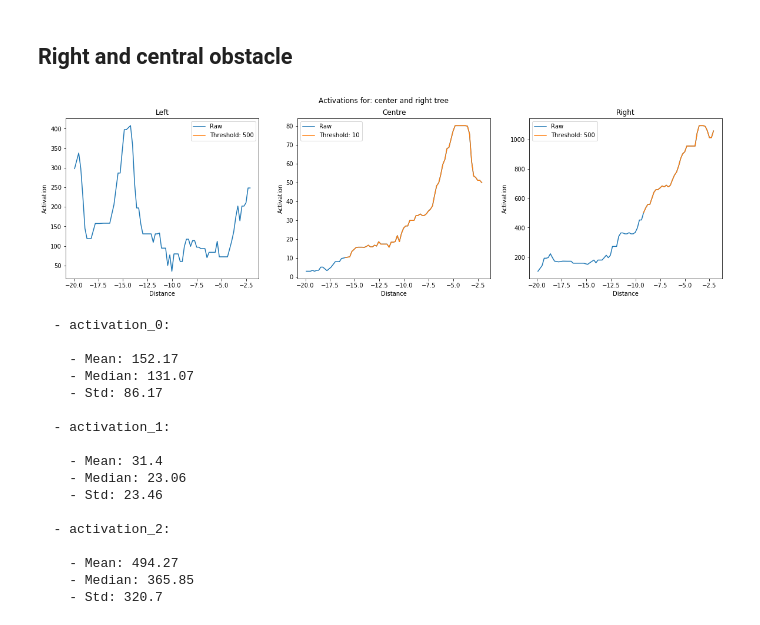
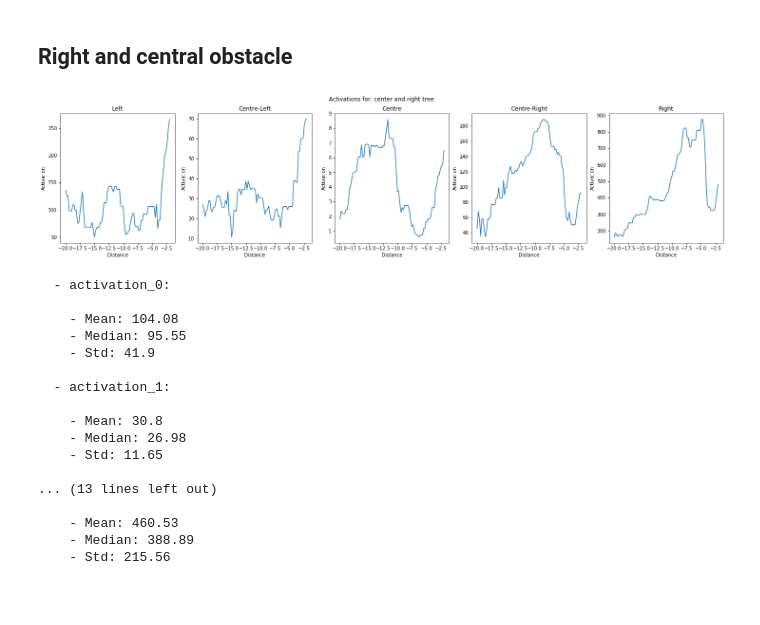
Before and after one commit to joanreyero/pyx4-avoidance, a Jupyter notebook: src/analytics/5-crops/5-crops-analysis.ipynb, the cells around one changed output. Drawn from its saved outputs; the diff is of its cells as text; code cells hidden in the pictures; blank space fills up the shorter version.

```diff
--- a/src/analytics/5-crops/5-crops-analysis.ipynb
+++ b/src/analytics/5-crops/5-crops-analysis.ipynb
@@ -32,9 +32,9 @@ def make_df(data):
 
 
 def show(data, pprint=True, thr=False):
-    labels = {ACT0: 'Left', ACT1: 'Centre-Left', ACT2: 'Centre-Right', ACT3: 'Right'}
+    labels = {ACT0: 'Left', ACT1: 'Centre-Left', ACT2: 'Centre', ACT3: 'Centre-Right', ACT4: 'Right'}
 
-    fig, axs = plt.subplots(1, 3, figsize=(20,5))
+    fig, axs = plt.subplots(1, 5, figsize=(25,5))
 
     for i, act in enumerate(ACTS):
         axs[i].plot(data[DIST], data[act], label = 'Raw')
@@ -208,33 +138,33 @@ show(df, thr=thrs)
 # %%
 data = [
     {
         'file': 'csv/0-right-central-obstacle-0.csv',
         'label': 'center and right tree'
     }
 ]
 
 df = make_df(data)
-df = add_threshold(df, ACT0, thrs[0])
-df = add_threshold(df, ACT1, thrs[1])
-df = add_threshold(df, ACT2, thrs[2])
+# df = add_threshold(df, ACT0, thrs[0])
+# df = add_threshold(df, ACT1, thrs[1])
+# df = add_threshold(df, ACT2, thrs[2])
 
-show(df, thr=thrs)
+show(df, thr=False)
 # %% [output]
-[figure, old version]
+[figure, new version]
   - activation_0:
 
-    - Mean: 152.17
-    - Median: 131.07
-    - Std: 86.17
+    - Mean: 104.08
+    - Median: 95.55
+    - Std: 41.9
 
   - activation_1:
 
-    - Mean: 31.4
-    - Median: 23.06
-    - Std: 23.46
+    - Mean: 30.8
+    - Median: 26.98
+    - Std: 11.65
 
-  - activation_2:
+... (13 lines left out)
 
-    - Mean: 494.27
-    - Median: 365.85
-    - Std: 320.7
+    - Mean: 460.53
+    - Median: 388.89
+    - Std: 215.56
```
Also changed, not shown: parts of 15 cells of this notebook, 16 other files.
